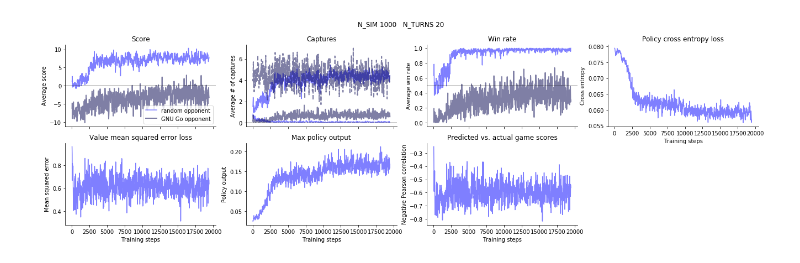
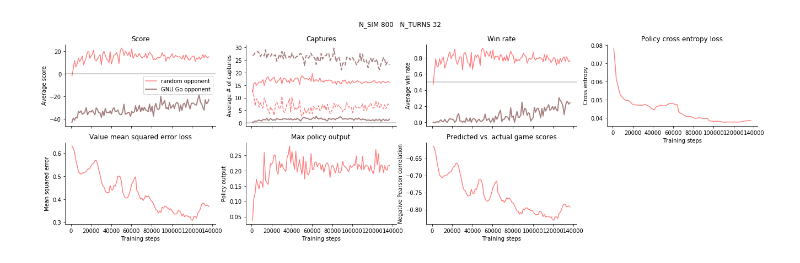
Before and after one commit to cody2007/alpha_go_zero_implementation, a Jupyter notebook: notebooks/training_visualizations.ipynb, the cells around one changed output. Drawn from its saved outputs; the diff is of its cells as text; code cells hidden in the pictures.

```diff
--- a/notebooks/training_visualizations.ipynb
+++ b/notebooks/training_visualizations.ipynb
@@ -17,7 +17,7 @@ def simpleaxis(ax):
 
 def train_hist(f, new_fig=True, color=[0,1,0], gnuf=.3, a=.5):
     color = np.asarray(color)
-    z = np.load(model_dir + f).item()
+    z = np.load(model_dir + f, allow_pickle=True).item()
     if new_fig:
         sz = 1.5; figure(figsize=(15*sz,4*sz))
 
@@ -104,21 +104,25 @@ def rboard(board):
 def sboard(board):
     imshow(rboard(board)); axis('off');
 
-def show_game_hist(gm=0, n_turns=20):
+def show_game_hist(gm=0, n_cols=10, x_sz=23, y_sz=9):
     keys = ['nn', 'nn_gnu']
     nms = ['Random opponent:', 'GNU Go opponent:']
-    n_rows = len(keys)
-    n_cols = np.min((n_turns, z['boards']['nn'].shape[0]))
+    n_turns = z['boards']['nn'].shape[0]
+    n_rows_per_gm = np.ceil(np.single(n_turns)/n_cols)
+    n_rows = len(keys) * n_rows_per_gm
+
     plot_ind = 1
-    figure(figsize=(23,9))
+    figure(figsize=(x_sz, y_sz))
     for nm, key in zip(nms, keys):
-        for c in range(n_cols):
-            ax = subplot(2*n_rows,n_cols/2,plot_ind); plot_ind+=1
-            if c == 0:
+        if plot_ind != 1:
+            plot_ind = n_rows_per_gm*n_cols + 1
+        for turn in range(n_turns):
+            ax = subplot(n_rows, n_cols, plot_ind); plot_ind+=1
+            if turn == 0:
                 ax.annotate('%s\n(Score: %i)' % (nm, z['scores'][key][gm]), xy=(0, 0), xytext=(0, 0),
                         xycoords=ax.yaxis.label, textcoords='offset points', size=20, ha='center', va='center')
-            sboard(z['boards'][key][c,gm])
-            title('Turn %i' % c)
+            sboard(z['boards'][key][turn,gm])
+            title('Turn %i' % turn)
     suptitle('Two example game histories playing against a random opponent and GNU go', fontsize=22, fontweight='bold')
 
 def show_end_games(n_turns=20):
@@ -137,7 +141,22 @@ def show_end_games(n_turns=20):
             sboard(z['boards'][key][-1,c])
             title('Score: %i' % z['scores'][key][c])
     suptitle('Example terminal game states against a random opponent and GNU go', fontsize=22, fontweight='bold')
+
+def show_self_play_parallel_run(batch_set=0, gm=0, n_turns=35):
+    plot_ind = 1
+    n_row = 3
+    n_col = np.ceil(35./n_row)
+    a = 3
+    figure(figsize=(12*a,2.5*a))
+    board = np.array(np.frombuffer(z['board'], dtype='float16'), dtype='int')
+    board = board.reshape((np.prod(board.shape)/(7*7*3)), 7,7,3)
+    for turn in range(n_turns):
+        for player in [0]:
+            subplot(n_row, n_col, plot_ind); plot_ind += 1
+            title('%i' % turn)
+            sboard(board[batch_set*n_turns*128*2 + turn*128*2 + player*128 + gm,:,:,0])
+    suptitle('Network self-play game used for training the network', fontsize=22, fontweight='bold')
 # %%
-z = train_hist('go_cpu_tree_0.200000EPS_7GMSZ_1000N_SIM_0.001000L2_LAMBDA_0.900000MOMENTUM_0.025000VAL_LAMBDA_1.000000CPUCT_20N_TURNS_128N_FILTERS_EPS0.110000_EPS0.020000.npy', color=[0,0,1])
+z = train_hist('go_0.2000EPS_7GMSZ_800N_SIM_32N_TURNS_128N_FILTERS_5N_LAYERS_35N_BATCH_SETS_TOTAL_35_N_BATCH_SETS_MIN_5N_REP_TRAIN.npy', color=[1,0,0]);
 # %% [output]
-[figure, old version]
+[figure, new version]
```
Also changed, not shown: parts of 5 cells of this notebook, 41 other files.
